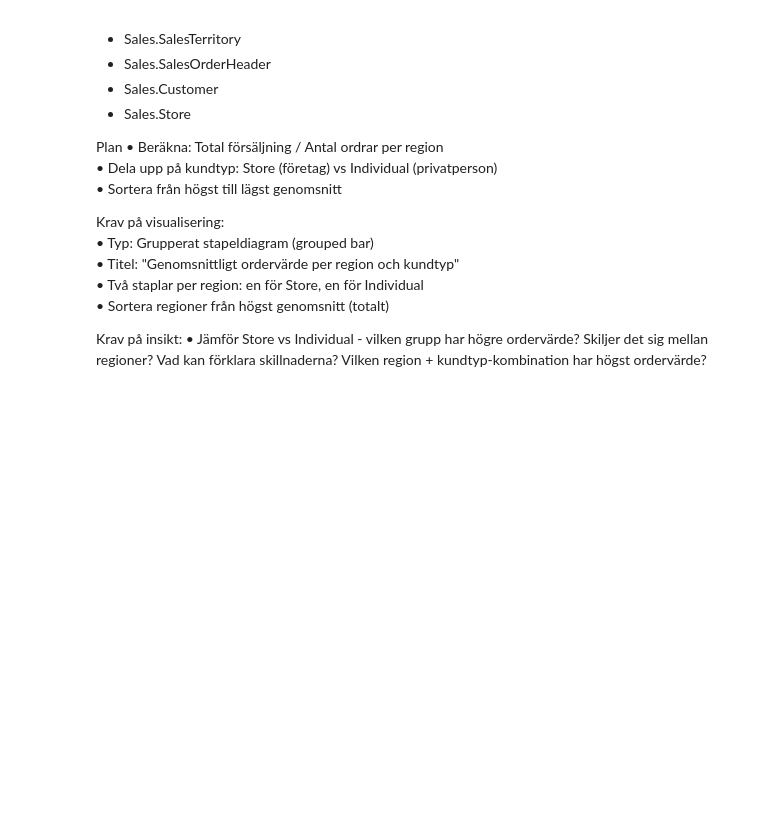
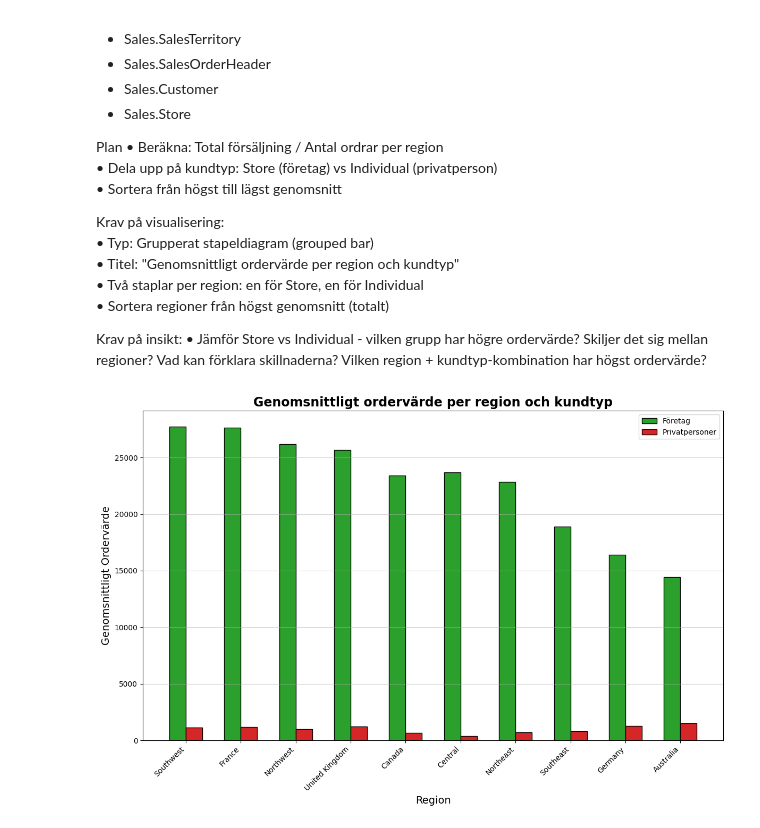
Before and after one commit to MagdalenaPersson/adventureworks-analys, a Jupyter notebook: notebooks/analys.ipynb, the cells around one changed output. Drawn from its saved outputs; the diff is of its cells as text; code cells hidden in the pictures; blank space fills up the shorter version.

```diff
--- a/notebooks/analys.ipynb
+++ b/notebooks/analys.ipynb
@@ -397,3 +397,58 @@ Krav på visualisering:
 
 Krav på insikt:
 • Jämför Store vs Individual - vilken grupp har högre ordervärde? Skiljer det sig mellan regioner? Vad kan förklara skillnaderna? Vilken region + kundtyp-kombination har högst ordervärde?
+# %%
+query_vis7 = """
+SELECT
+    st.Name AS Region,
+    CASE
+        WHEN c.StoreID IS NOT NULL THEN 'Store'
+        ELSE 'Individual'
+    END AS CustomerType,
+    SUM(soh.TotalDue) / COUNT(soh.SalesOrderID) AS AverageOrderValue
+FROM Sales.SalesOrderHeader soh
+INNER JOIN Sales.SalesTerritory st ON soh.TerritoryID = st.TerritoryID
+INNER JOIN Sales.Customer c ON soh.CustomerID = c.CustomerID
+LEFT JOIN Sales.Store s ON c.StoreID = s.BusinessEntityID
+GROUP BY st.Name,
+    CASE
+        WHEN c.StoreID IS NOT NULL THEN 'Store'
+        ELSE 'Individual'
+    END
+ORDER BY AverageOrderValue DESC;
+"""
+
+df_vis7 = query_df(query_vis7)
+
+pivot_df = df_vis7.pivot(
+    index="Region",
+    columns="CustomerType",
+    values="AverageOrderValue"
+)
+
+pivot_df["TotalAvg"] = pivot_df.sum(axis=1)
+pivot_df = pivot_df.sort_values("TotalAvg", ascending=False)
+pivot_df = pivot_df.drop(columns="TotalAvg")
+
+
+idx = np.arange(len(pivot_df))
+width = 0.3
+
+fig, ax = plt.subplots(figsize=(12,8))
+
+bar_store = ax.bar(idx - width/2, pivot_df["Store"], width, label="Företag", color="tab:green", edgecolor="black")
+bar_individual = ax.bar(idx + width/2, pivot_df["Individual"], width, label="Privatpersoner", color="tab:red", edgecolor="black")
+
+
+ax.set_title("Genomsnittligt ordervärde per region och kundtyp", fontsize=17, fontweight="bold")
+ax.set_xlabel("Region", fontsize=14)
+ax.set_ylabel("Genomsnittligt Ordervärde", fontsize=14)
+ax.set_xticks(idx)
+ax.set_xticklabels(pivot_df.index, rotation=45, ha="right")
+ax.legend(loc='upper right')
+ax.grid(True, axis="y", alpha=0.6)
+
+plt.tight_layout()
+plt.show()
+# %% [output]
+[figure, added]
```
Also changed, not shown: parts of 1 cell of this notebook, 1 other file.
